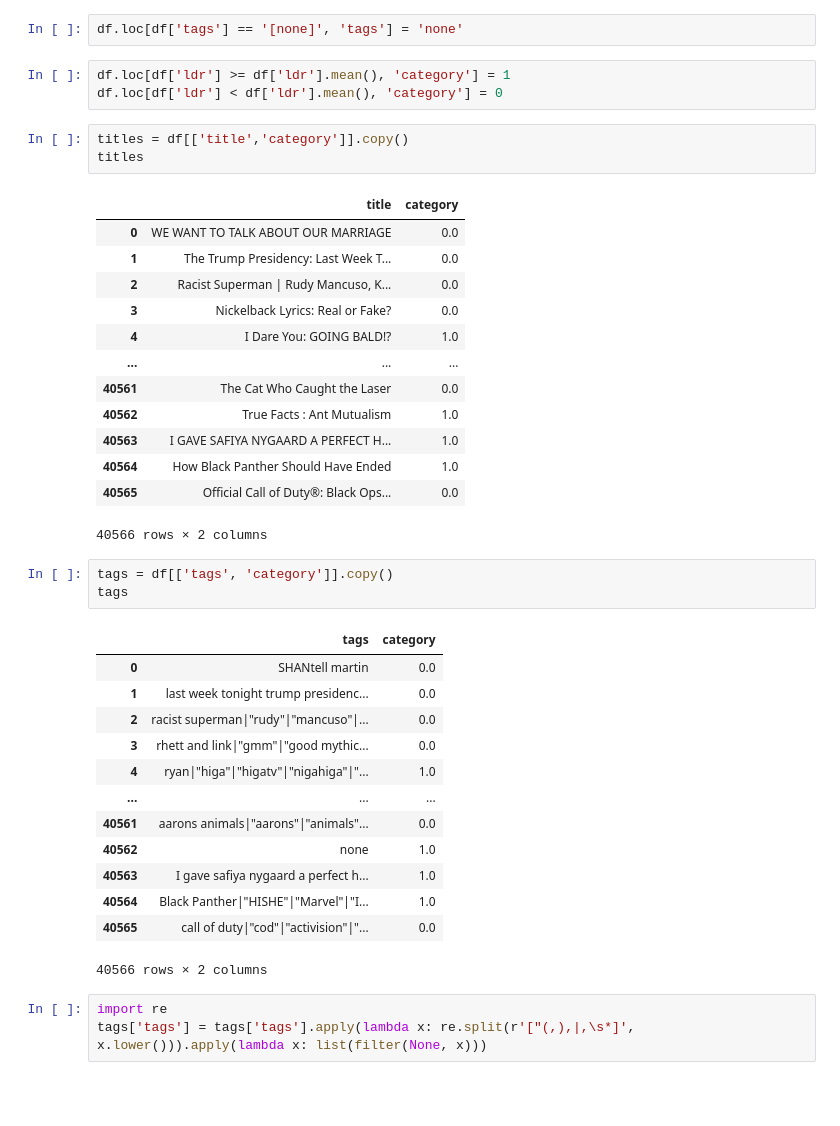
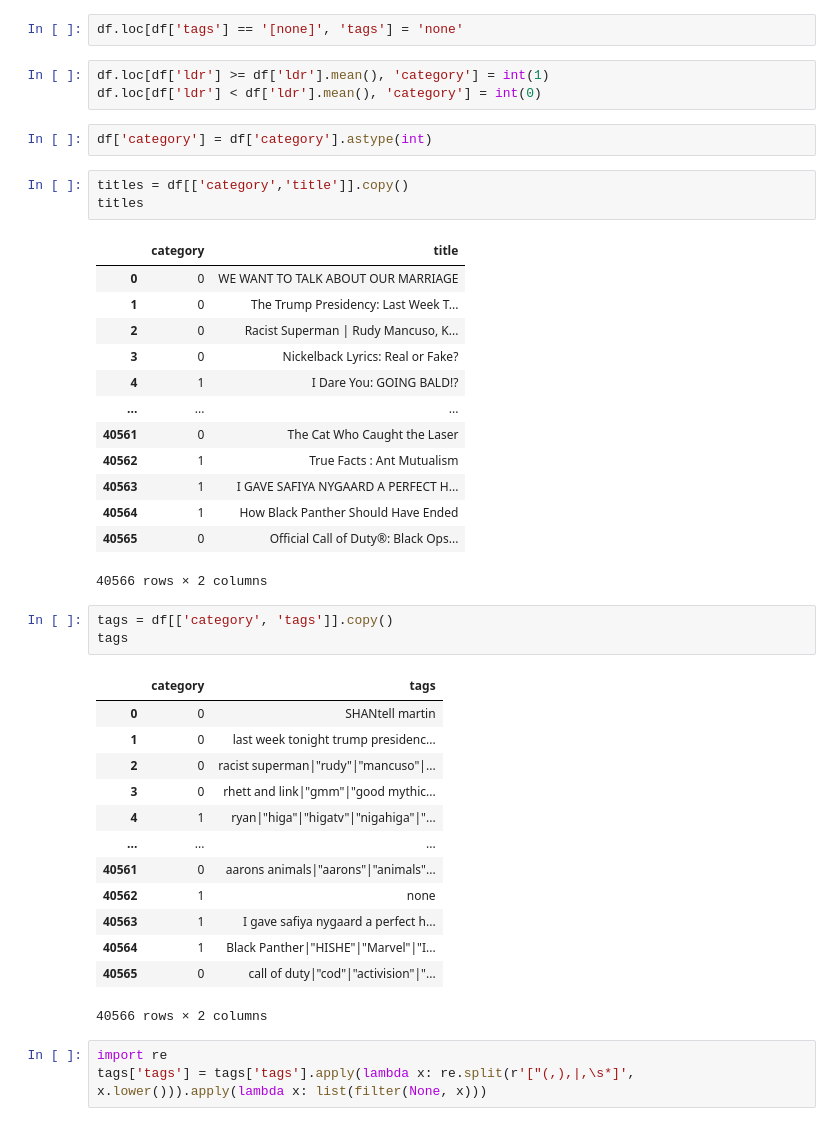
Before and after one commit to danielfeinblatt/Investigating-the-YouTube-Algorithm, a Jupyter notebook: Word Embedding Models.ipynb, the cells around one changed output. Saved outputs shown, nothing was run; the diff lists cells and outputs as text; blank space fills up the shorter version.

```diff
--- a/Word Embedding Models.ipynb
+++ b/Word Embedding Models.ipynb
@@ -38,41 +38,43 @@ df
 # %%
 df.loc[df['tags'] == '[none]', 'tags'] = 'none'
 # %%
-df.loc[df['ldr'] >= df['ldr'].mean(), 'category'] = 1
-df.loc[df['ldr'] < df['ldr'].mean(), 'category'] = 0
+df.loc[df['ldr'] >= df['ldr'].mean(), 'category'] = int(1)
+df.loc[df['ldr'] < df['ldr'].mean(), 'category'] = int(0)
+# %%
+df['category'] = df['category'].astype(int)
 # %%
-titles = df[['title','category']].copy()
+titles = df[['category','title']].copy()
 titles
 # %% [output]
-|  | title | category |
-| 0 | WE WANT TO TALK ABOUT OUR MARRIAGE | 0.0 |
-| 1 | The Trump Presidency: Last Week T... | 0.0 |
-| 2 | Racist Superman | Rudy Mancuso, K... | 0.0 |
-| 3 | Nickelback Lyrics: Real or Fake? | 0.0 |
-| 4 | I Dare You: GOING BALD!? | 1.0 |
+|  | category | title |
+| 0 | 0 | WE WANT TO TALK ABOUT OUR MARRIAGE |
+| 1 | 0 | The Trump Presidency: Last Week T... |
+| 2 | 0 | Racist Superman | Rudy Mancuso, K... |
+| 3 | 0 | Nickelback Lyrics: Real or Fake? |
+| 4 | 1 | I Dare You: GOING BALD!? |
 | ... | ... | ... |
-| 40561 | The Cat Who Caught the Laser | 0.0 |
-| 40562 | True Facts : Ant Mutualism | 1.0 |
-| 40563 | I GAVE SAFIYA NYGAARD A PERFECT H... | 1.0 |
-| 40564 | How Black Panther Should Have Ended | 1.0 |
-| 40565 | Official Call of Duty®: Black Ops... | 0.0 |
+| 40561 | 0 | The Cat Who Caught the Laser |
+| 40562 | 1 | True Facts : Ant Mutualism |
+| 40563 | 1 | I GAVE SAFIYA NYGAARD A PERFECT H... |
+| 40564 | 1 | How Black Panther Should Have Ended |
+| 40565 | 0 | Official Call of Duty®: Black Ops... |
 40566 rows × 2 columns
 # %%
-tags = df[['tags', 'category']].copy()
+tags = df[['category', 'tags']].copy()
 tags
 # %% [output]
-|  | tags | category |
-| 0 | SHANtell martin | 0.0 |
-| 1 | last week tonight trump presidenc... | 0.0 |
-| 2 | racist superman|"rudy"|"mancuso"|... | 0.0 |
-| 3 | rhett and link|"gmm"|"good mythic... | 0.0 |
-| 4 | ryan|"higa"|"higatv"|"nigahiga"|"... | 1.0 |
+|  | category | tags |
+| 0 | 0 | SHANtell martin |
+| 1 | 0 | last week tonight trump presidenc... |
+| 2 | 0 | racist superman|"rudy"|"mancuso"|... |
+| 3 | 0 | rhett and link|"gmm"|"good mythic... |
+| 4 | 1 | ryan|"higa"|"higatv"|"nigahiga"|"... |
 | ... | ... | ... |
-| 40561 | aarons animals|"aarons"|"animals"... | 0.0 |
-| 40562 | none | 1.0 |
-| 40563 | I gave safiya nygaard a perfect h... | 1.0 |
-| 40564 | Black Panther|"HISHE"|"Marvel"|"I... | 1.0 |
-| 40565 | call of duty|"cod"|"activision"|"... | 0.0 |
+| 40561 | 0 | aarons animals|"aarons"|"animals"... |
+| 40562 | 1 | none |
+| 40563 | 1 | I gave safiya nygaard a perfect h... |
+| 40564 | 1 | Black Panther|"HISHE"|"Marvel"|"I... |
+| 40565 | 0 | call of duty|"cod"|"activision"|"... |
 40566 rows × 2 columns
 # %%
 import re
```
Also changed, not shown: parts of 19 cells of this notebook.
